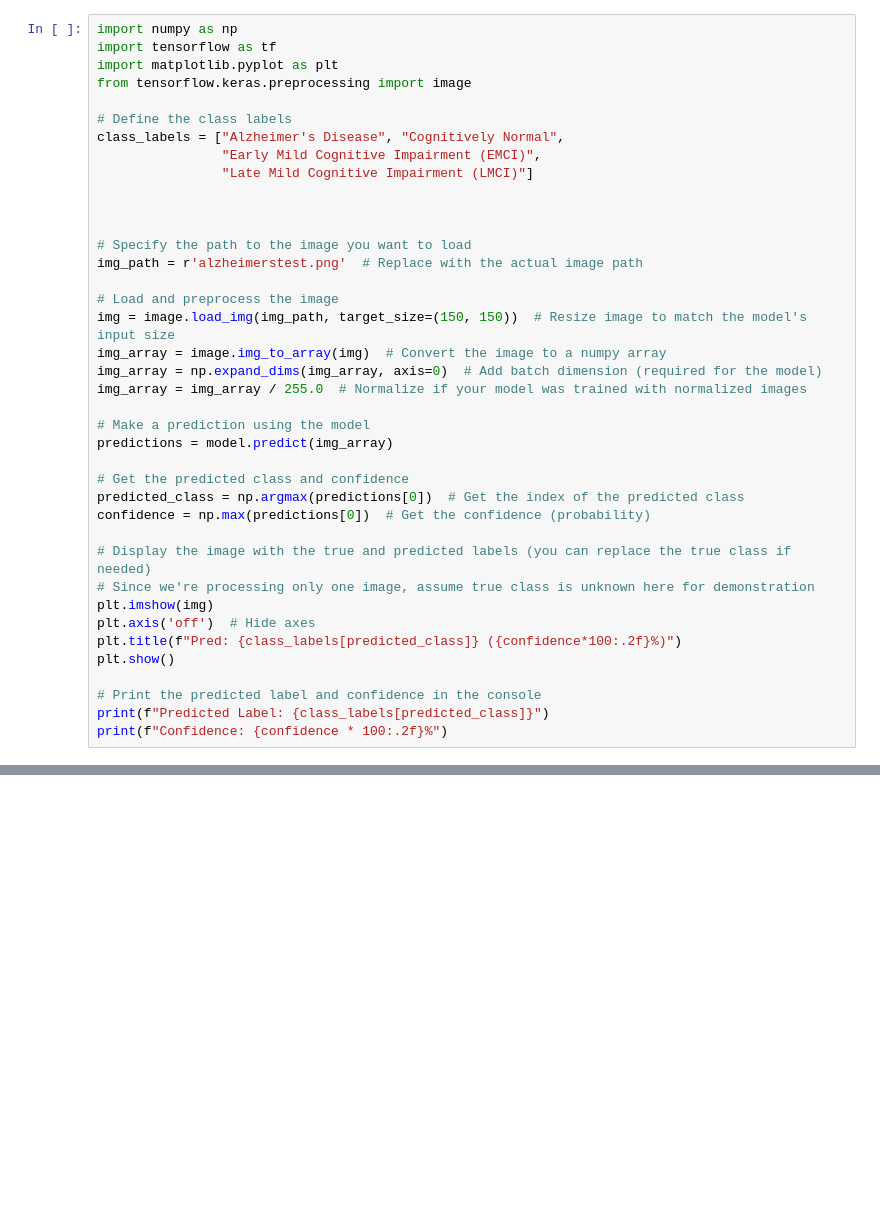
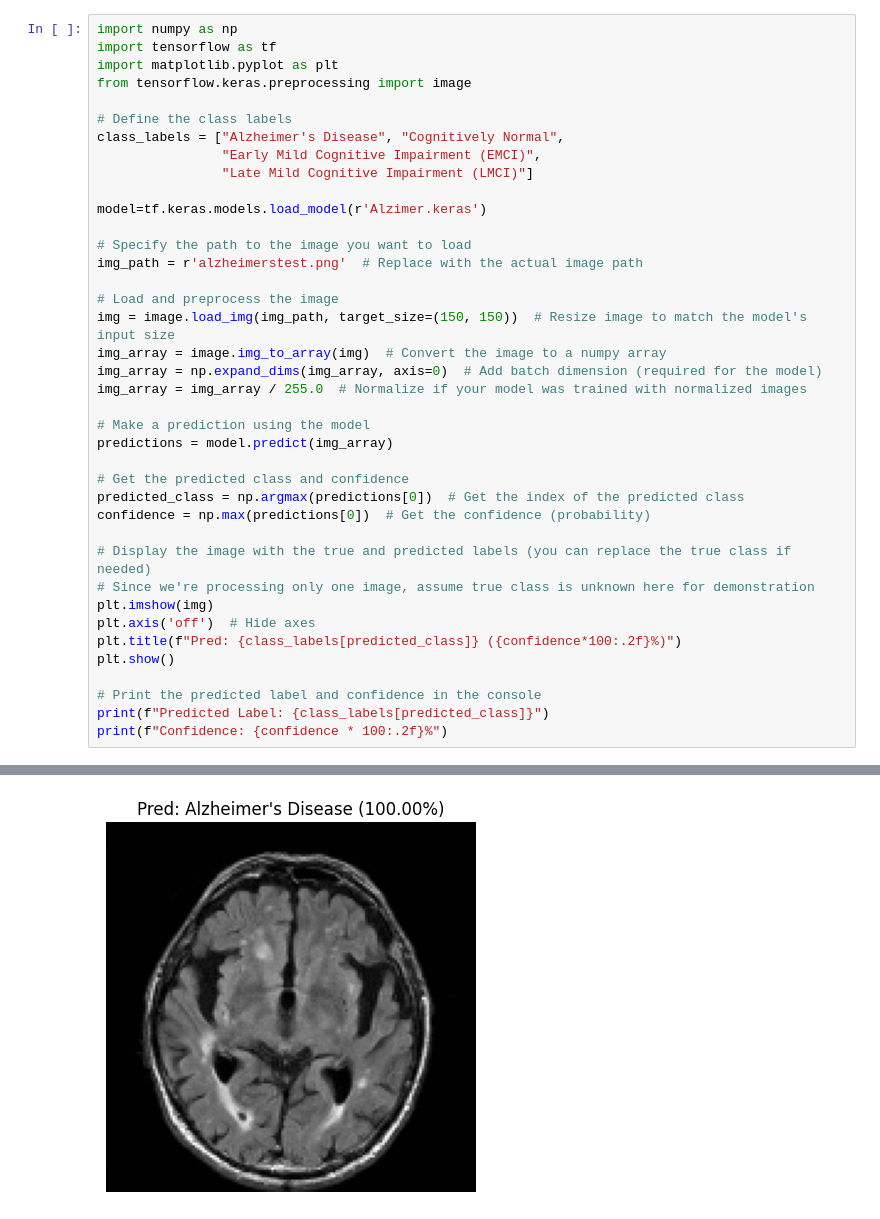
Before and after one commit to manu-avinash/Alzheimers-Disease, a Jupyter notebook: test.ipynb, the cells around one changed output, grey strips where cells are left out. Saved outputs shown, nothing was run; the diff lists cells and outputs as text; blank space fills up the shorter version.

```diff
--- a/test.ipynb
+++ b/test.ipynb
@@ -9,7 +9,7 @@ class_labels = ["Alzheimer's Disease", "Cognitively Normal",
                 "Early Mild Cognitive Impairment (EMCI)",
                 "Late Mild Cognitive Impairment (LMCI)"]
 
-
+model=tf.keras.models.load_model(r'Alzimer.keras')
 
 # Specify the path to the image you want to load
 img_path = r'alzheimerstest.png'  # Replace with the actual image path
@@ -37,3 +37,4 @@ plt.show()
 # Print the predicted label and confidence in the console
 print(f"Predicted Label: {class_labels[predicted_class]}")
 print(f"Confidence: {confidence * 100:.2f}%")
+# %% [output]
@@ -39,0 +42 @@ print(f"Confidence: {confidence * 100:.2f}%")
+[figure, added]
```
Also changed, not shown: parts of 1 cell of this notebook.
